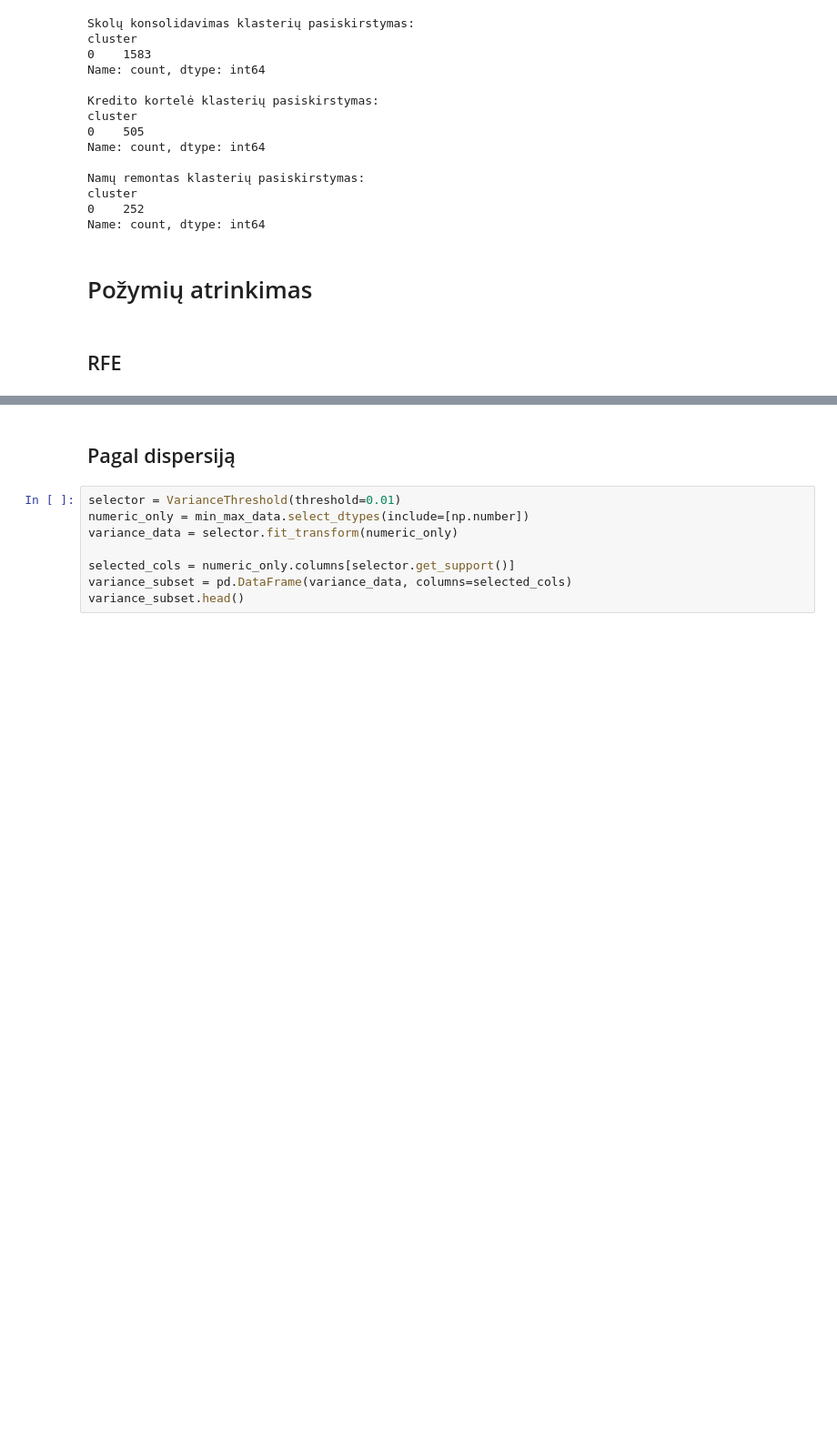
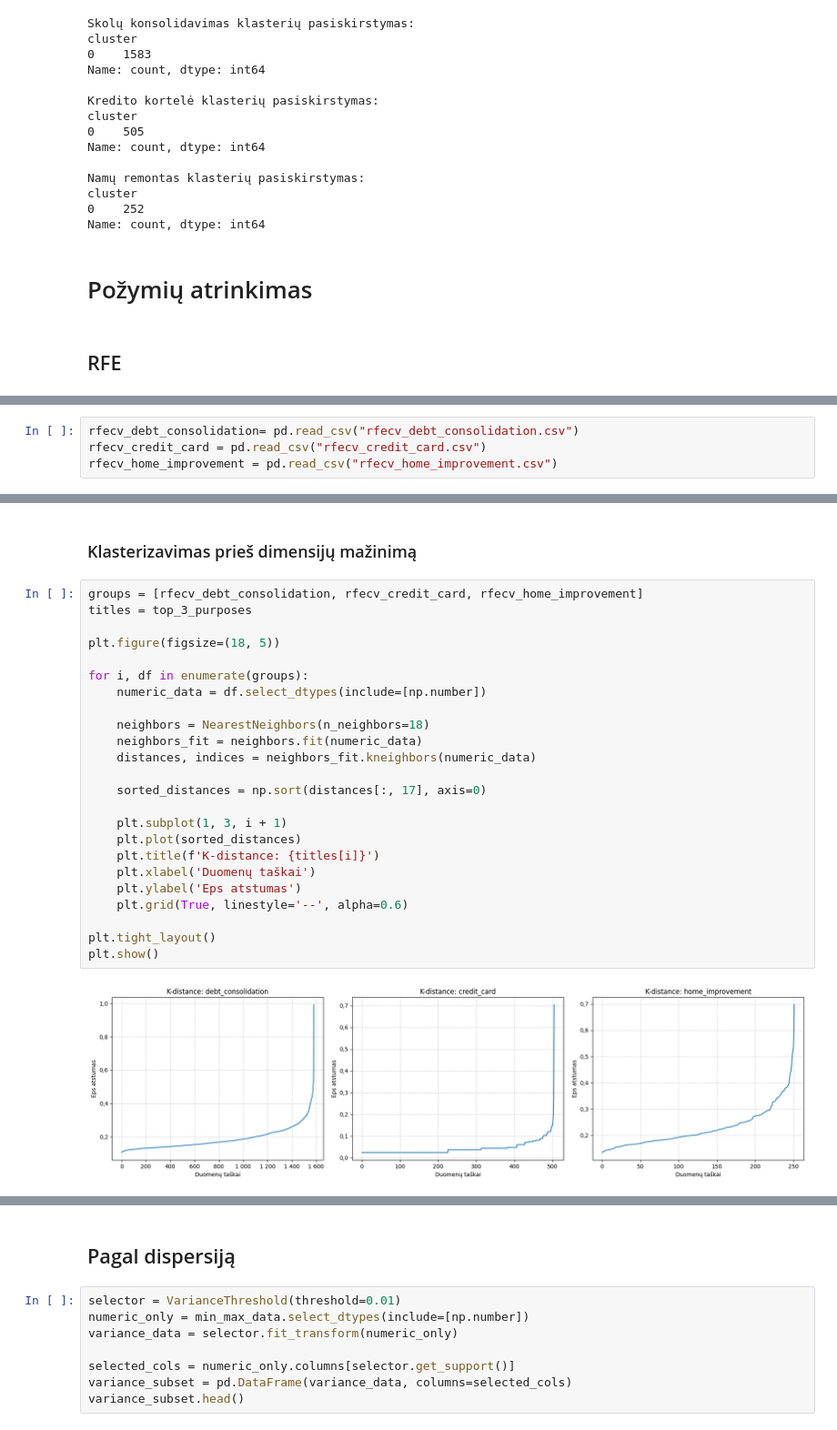
Before and after one commit to EvelinaDu/Papildomi_duomenu_vizualizavimo_skyriai, a Jupyter notebook: 3_laboratorinis/dbscan.ipynb, the cells around one changed output, grey strips where cells are left out. Shown at 91% size. Drawn from its saved outputs; the diff is of its cells as text; blank space fills up the shorter version.

```diff
--- a/3_laboratorinis/dbscan.ipynb
+++ b/3_laboratorinis/dbscan.ipynb
@@ -469,0 +399,4 @@ Geriausi požymiai: ['dti', 'fico', 'days.with.cr.line', 'revol.bal', 'inq.last.
+# %%
+rfecv_debt_consolidation= pd.read_csv("rfecv_debt_consolidation.csv")
+rfecv_credit_card = pd.read_csv("rfecv_credit_card.csv")
+rfecv_home_improvement = pd.read_csv("rfecv_home_improvement.csv")
@@ -469,0 +411,28 @@ Geriausi požymiai: ['dti', 'fico', 'days.with.cr.line', 'revol.bal', 'inq.last.
+# %% [markdown]
+### Klasterizavimas prieš dimensijų mažinimą
+# %%
+groups = [rfecv_debt_consolidation, rfecv_credit_card, rfecv_home_improvement]
+titles = top_3_purposes
+
+plt.figure(figsize=(18, 5))
+
+for i, df in enumerate(groups):
+    numeric_data = df.select_dtypes(include=[np.number])
+
+    neighbors = NearestNeighbors(n_neighbors=18)
+    neighbors_fit = neighbors.fit(numeric_data)
+    distances, indices = neighbors_fit.kneighbors(numeric_data)
+
+    sorted_distances = np.sort(distances[:, 17], axis=0)
+
+    plt.subplot(1, 3, i + 1)
+    plt.plot(sorted_distances)
+    plt.title(f'K-distance: {titles[i]}')
+    plt.xlabel('Duomenų taškai')
+    plt.ylabel('Eps atstumas')
+    plt.grid(True, linestyle='--', alpha=0.6)
+
+plt.tight_layout()
+plt.show()
+# %% [output]
+[figure, added]
```
Also changed, not shown: parts of 10 cells of this notebook.
